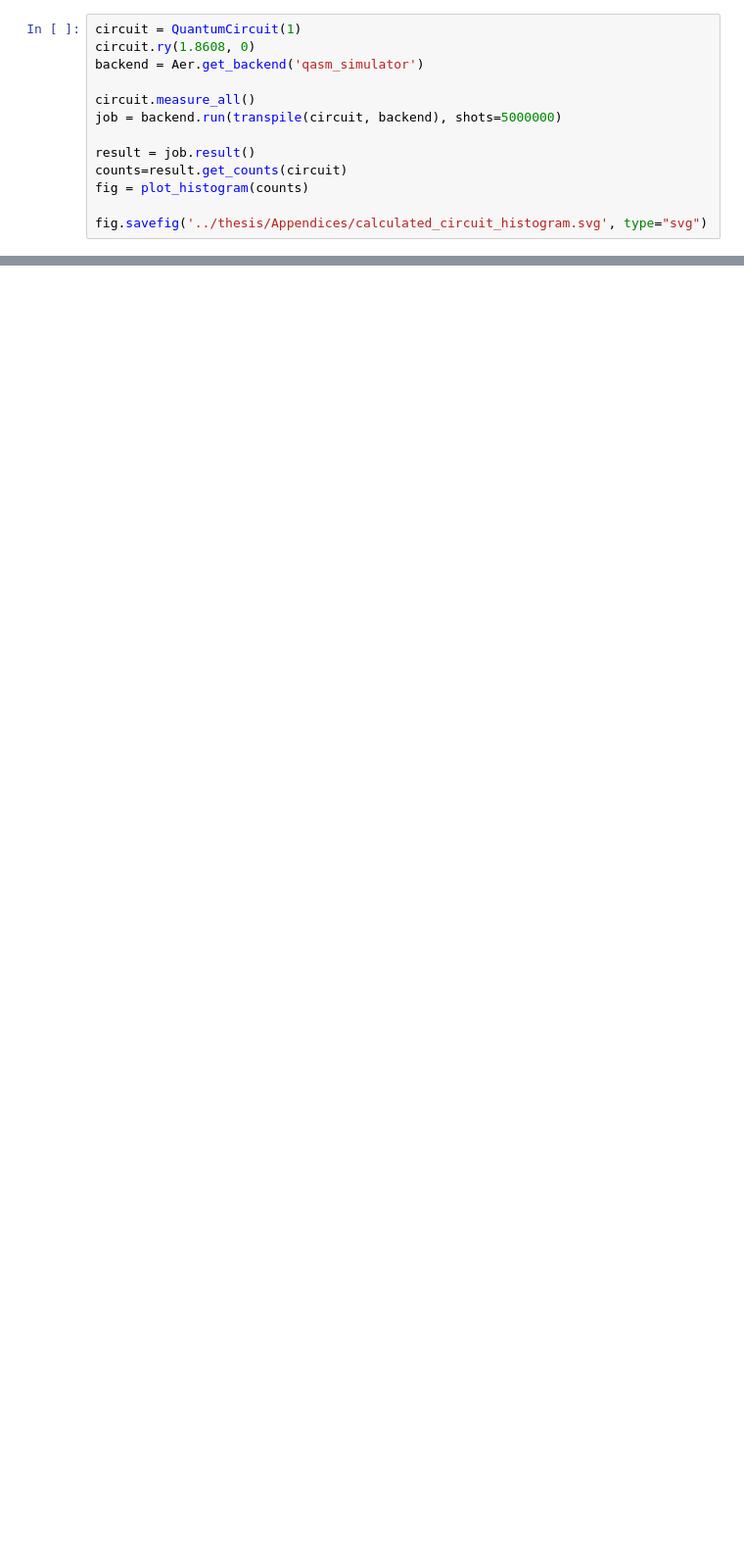
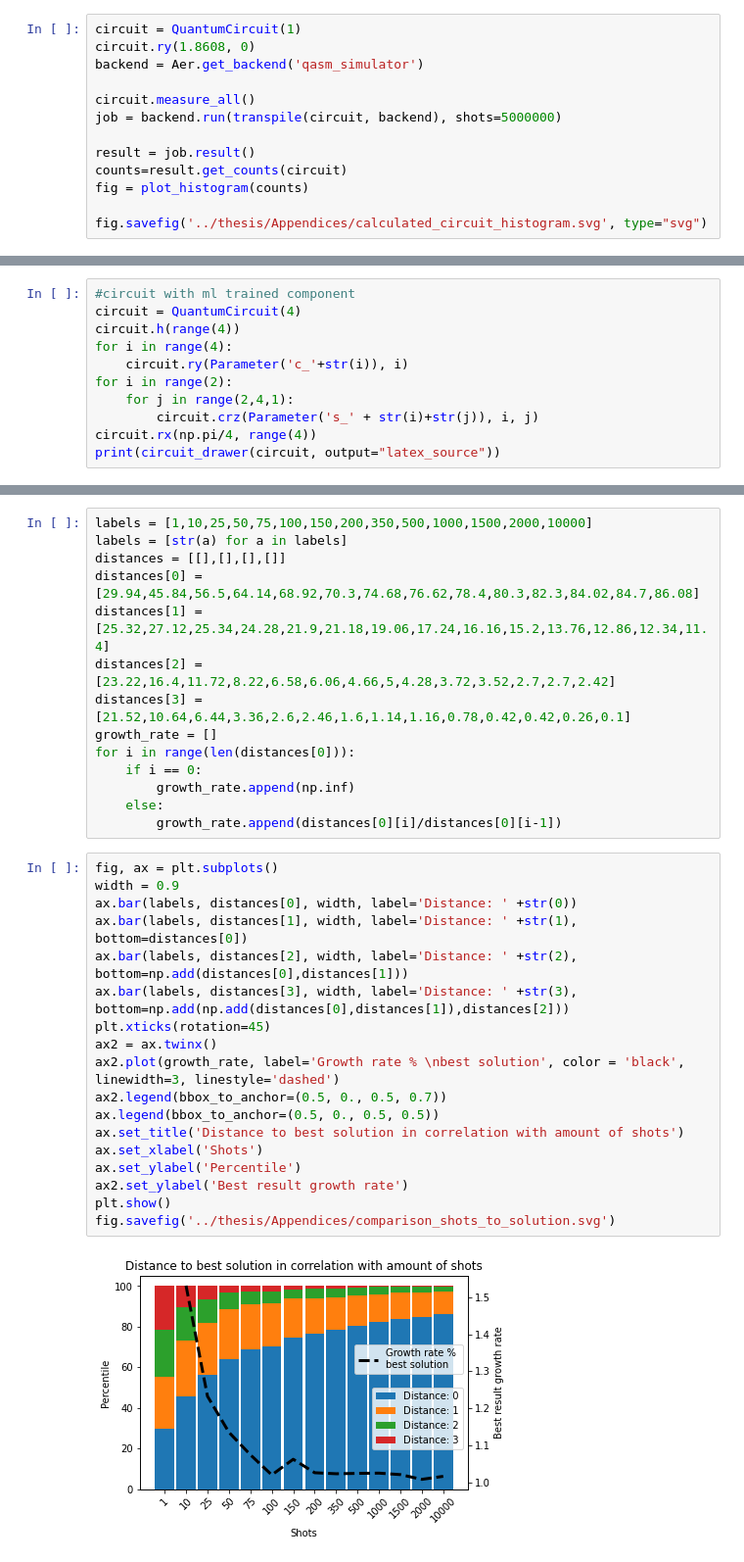
Before and after one commit to RicardoMonteiroSimoes/Quantum-Machine-Learning, a Jupyter notebook: code/circuit_to_latex.ipynb, the cells around one changed output, grey strips where cells are left out. Shown: that part at 98% size. Saved outputs shown, nothing was run; the diff lists cells and outputs as text; blank space fills up the shorter version.

```diff
--- a/code/circuit_to_latex.ipynb
+++ b/code/circuit_to_latex.ipynb
@@ -97,0 +195,11 @@ fig.savefig('../thesis/Appendices/calculated_circuit_histogram.svg', type="svg")
+# %%
+#circuit with ml trained component
+circuit = QuantumCircuit(4)
+circuit.h(range(4))
+for i in range(4):
+    circuit.ry(Parameter('c_'+str(i)), i)
+for i in range(2):
+    for j in range(2,4,1):
+        circuit.crz(Parameter('s_' + str(i)+str(j)), i, j)
+circuit.rx(np.pi/4, range(4))
+print(circuit_drawer(circuit, output="latex_source"))
@@ -97,0 +266,34 @@ fig.savefig('../thesis/Appendices/calculated_circuit_histogram.svg', type="svg")
+# %%
+labels = [1,10,25,50,75,100,150,200,350,500,1000,1500,2000,10000]
+labels = [str(a) for a in labels]
+distances = [[],[],[],[]]
+distances[0] = [29.94,45.84,56.5,64.14,68.92,70.3,74.68,76.62,78.4,80.3,82.3,84.02,84.7,86.08]
+distances[1] = [25.32,27.12,25.34,24.28,21.9,21.18,19.06,17.24,16.16,15.2,13.76,12.86,12.34,11.4]
+distances[2] = [23.22,16.4,11.72,8.22,6.58,6.06,4.66,5,4.28,3.72,3.52,2.7,2.7,2.42]
+distances[3] = [21.52,10.64,6.44,3.36,2.6,2.46,1.6,1.14,1.16,0.78,0.42,0.42,0.26,0.1]
+growth_rate = []
+for i in range(len(distances[0])):
+    if i == 0:
+        growth_rate.append(np.inf)
+    else:
+        growth_rate.append(distances[0][i]/distances[0][i-1])
+# %%
+fig, ax = plt.subplots()
+width = 0.9
+ax.bar(labels, distances[0], width, label='Distance: ' +str(0))
+ax.bar(labels, distances[1], width, label='Distance: ' +str(1), bottom=distances[0])
+ax.bar(labels, distances[2], width, label='Distance: ' +str(2), bottom=np.add(distances[0],distances[1]))
+ax.bar(labels, distances[3], width, label='Distance: ' +str(3), bottom=np.add(np.add(distances[0],distances[1]),distances[2]))
+plt.xticks(rotation=45)
+ax2 = ax.twinx()
+ax2.plot(growth_rate, label='Growth rate % \nbest solution', color = 'black', linewidth=3, linestyle='dashed')
+ax2.legend(bbox_to_anchor=(0.5, 0., 0.5, 0.7))
+ax.legend(bbox_to_anchor=(0.5, 0., 0.5, 0.5))
+ax.set_title('Distance to best solution in correlation with amount of shots')
+ax.set_xlabel('Shots')
+ax.set_ylabel('Percentile')
+ax2.set_ylabel('Best result growth rate')
+plt.show()
+fig.savefig('../thesis/Appendices/comparison_shots_to_solution.svg')
+# %% [output]
+[figure, added]
```
Also changed, not shown: parts of 33 cells of this notebook, 17 other files.
